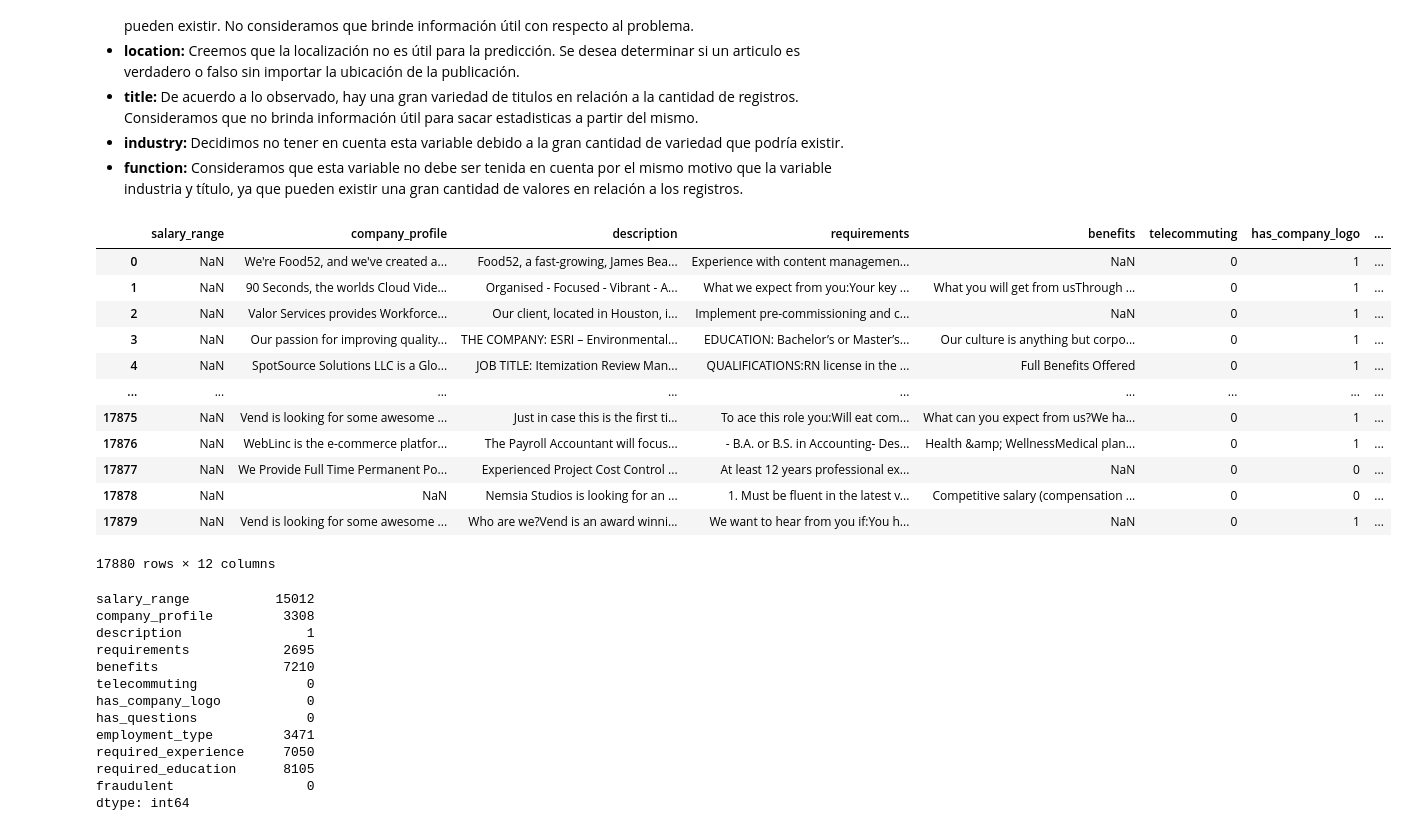
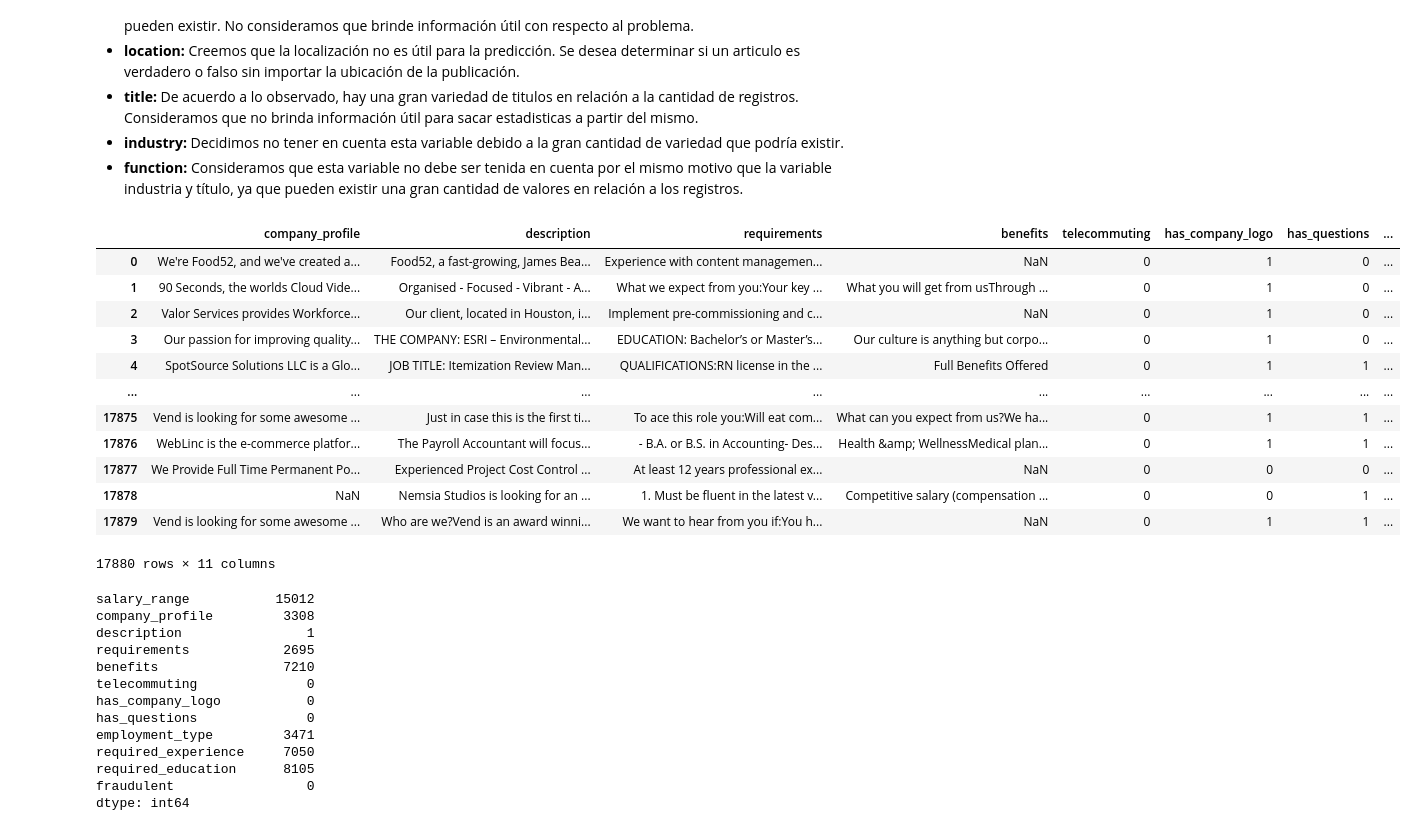
Before and after one commit to JuanAira/TP1-An-lisis_Exploratorio_de_Datos, a Jupyter notebook: tp1_exploration.ipynb, the cells around one changed output. Saved outputs shown, nothing was run; the diff lists cells and outputs as text; code cells hidden in the pictures.

```diff
--- a/tp1_exploration.ipynb
+++ b/tp1_exploration.ipynb
@@ -6,5 +8,5 @@ import seaborn as sns
 # %%
-data = pd.read_csv("C:/Users/maxi_/OneDrive/Escritorio/fake_job_postings.csv");
+data = pd.read_csv("C:/Users/Lautaro/Desktop/testt/fakejob.csv");
 data.head();
 # %% [markdown]
 ### Diccionario de datos ;)
@@ -98,23 +100,23 @@ dtype: int64
 - **function:** Consideramos que esta variable no debe ser tenida en cuenta por el mismo motivo que la variable industria y título, ya que pueden existir una gran cantidad de valores en relación a los registros.
 # %%
 prueba = data
-datos = prueba.drop(['job_id', 'title', 'location', 'department', 'industry', 'function'], axis=1)
+datos = prueba.drop(['job_id', 'title', 'location', 'department', 'industry', 'function','salary_range'], axis=1)
 
 datos
 # %% [output]
-|  | salary_range | company_profile | description | requirements | benefits | telecommuting | has_company_logo | ... |
-| 0 | NaN | We're Food52, and we've created a... | Food52, a fast-growing, James Bea... | Experience with content managemen... | NaN | 0 | 1 | ... |
-| 1 | NaN | 90 Seconds, the worlds Cloud Vide... | Organised - Focused - Vibrant - A... | What we expect from you:Your key ... | What you will get from usThrough ... | 0 | 1 | ... |
-| 2 | NaN | Valor Services provides Workforce... | Our client, located in Houston, i... | Implement pre-commissioning and c... | NaN | 0 | 1 | ... |
-| 3 | NaN | Our passion for improving quality... | THE COMPANY: ESRI – Environmental... | EDUCATION: Bachelor’s or Master’s... | Our culture is anything but corpo... | 0 | 1 | ... |
-| 4 | NaN | SpotSource Solutions LLC is a Glo... | JOB TITLE: Itemization Review Man... | QUALIFICATIONS:RN license in the ... | Full Benefits Offered | 0 | 1 | ... |
+|  | company_profile | description | requirements | benefits | telecommuting | has_company_logo | has_questions | ... |
+| 0 | We're Food52, and we've created a... | Food52, a fast-growing, James Bea... | Experience with content managemen... | NaN | 0 | 1 | 0 | ... |
+| 1 | 90 Seconds, the worlds Cloud Vide... | Organised - Focused - Vibrant - A... | What we expect from you:Your key ... | What you will get from usThrough ... | 0 | 1 | 0 | ... |
+| 2 | Valor Services provides Workforce... | Our client, located in Houston, i... | Implement pre-commissioning and c... | NaN | 0 | 1 | 0 | ... |
+| 3 | Our passion for improving quality... | THE COMPANY: ESRI – Environmental... | EDUCATION: Bachelor’s or Master’s... | Our culture is anything but corpo... | 0 | 1 | 0 | ... |
+| 4 | SpotSource Solutions LLC is a Glo... | JOB TITLE: Itemization Review Man... | QUALIFICATIONS:RN license in the ... | Full Benefits Offered | 0 | 1 | 1 | ... |
 | ... | ... | ... | ... | ... | ... | ... | ... | ... |
-| 17875 | NaN | Vend is looking for some awesome ... | Just in case this is the first ti... | To ace this role you:Will eat com... | What can you expect from us?We ha... | 0 | 1 | ... |
-| 17876 | NaN | WebLinc is the e-commerce platfor... | The Payroll Accountant will focus... | - B.A. or B.S. in Accounting- Des... | Health &amp; WellnessMedical plan... | 0 | 1 | ... |
-| 17877 | NaN | We Provide Full Time Permanent Po... | Experienced Project Cost Control ... | At least 12 years professional ex... | NaN | 0 | 0 | ... |
-| 17878 | NaN | NaN | Nemsia Studios is looking for an ... | 1. Must be fluent in the latest v... | Competitive salary (compensation ... | 0 | 0 | ... |
-| 17879 | NaN | Vend is looking for some awesome ... | Who are we?Vend is an award winni... | We want to hear from you if:You h... | NaN | 0 | 1 | ... |
+| 17875 | Vend is looking for some awesome ... | Just in case this is the first ti... | To ace this role you:Will eat com... | What can you expect from us?We ha... | 0 | 1 | 1 | ... |
+| 17876 | WebLinc is the e-commerce platfor... | The Payroll Accountant will focus... | - B.A. or B.S. in Accounting- Des... | Health &amp; WellnessMedical plan... | 0 | 1 | 1 | ... |
+| 17877 | We Provide Full Time Permanent Po... | Experienced Project Cost Control ... | At least 12 years professional ex... | NaN | 0 | 0 | 0 | ... |
+| 17878 | NaN | Nemsia Studios is looking for an ... | 1. Must be fluent in the latest v... | Competitive salary (compensation ... | 0 | 0 | 1 | ... |
+| 17879 | Vend is looking for some awesome ... | Who are we?Vend is an award winni... | We want to hear from you if:You h... | NaN | 0 | 1 | 1 | ... |
-17880 rows × 12 columns
+17880 rows × 11 columns
 # %%
 datos.isnull().sum()
 # %% [output]
```
Also changed, not shown: parts of 8 cells of this notebook.
